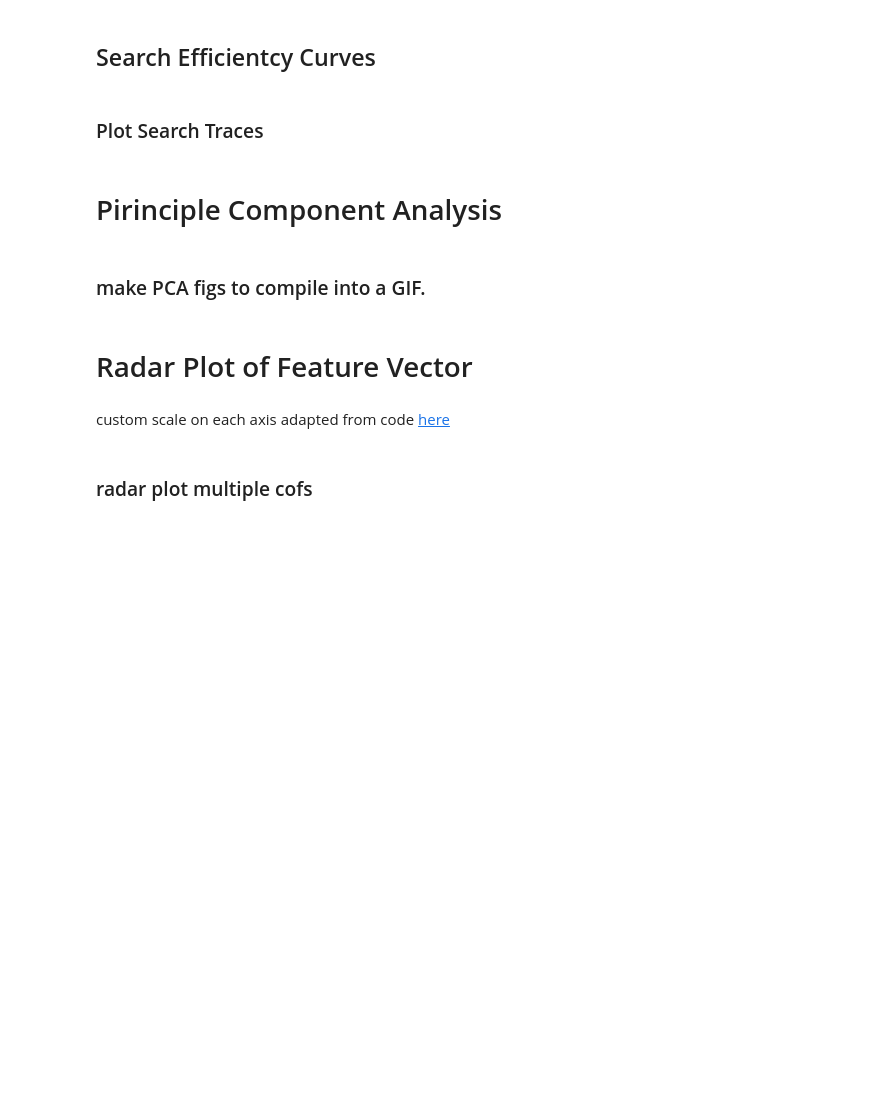
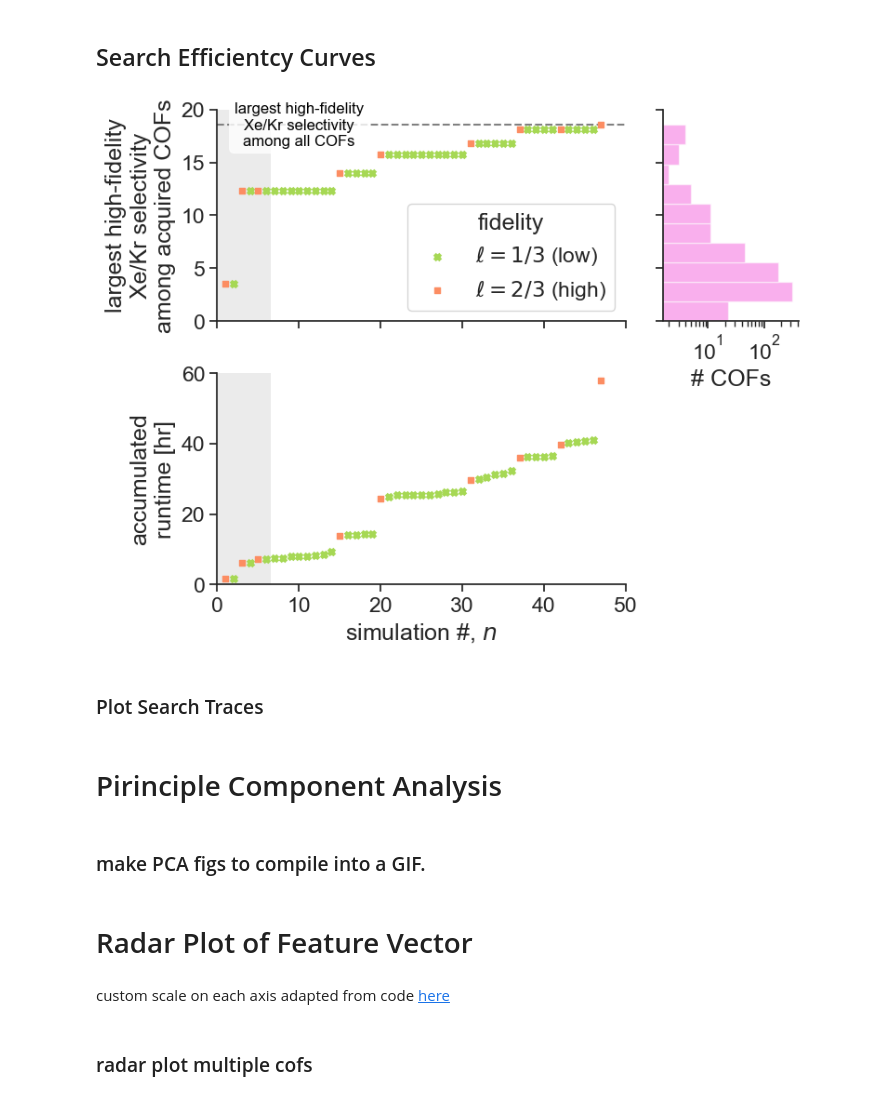
Before and after one commit to SimonEnsemble/multi-fidelity-BO-of-COFs-for-Xe-Kr-seps, a Jupyter notebook: figs/viz.ipynb, the cells around one changed output. Saved outputs shown, nothing was run; the diff lists cells and outputs as text; code cells hidden in the pictures; blank space fills up the shorter version.

```diff
--- a/figs/viz.ipynb
+++ b/figs/viz.ipynb
@@ -337,7 +374,7 @@ ax[0,0].text(10.0, max(y[1]),
 hist_cbar = sns.color_palette("husl", 8)
 ax[0,1].hist(y[1], color=hist_cbar[7], alpha=0.5, orientation='horizontal')
 ax[0,1].sharey(ax[0,0])
-# ax[0,1].set_xscale('log')
+ax[0,1].set_xscale('log')
 ax[0,1].set_xlabel('# COFs')
 plt.setp(ax[0,1].get_yticklabels(), visible=False) # remove yticklabels
 
@@ -357,33 +394,35 @@ ax[1,0].scatter(np.where(_fids[:iter_top_cof_acquired+1] == hf_val)[0],
                 marker=fid_to_marker["high"], ec=fid_to_color["high"], s=ms, zorder=10)
 
 ax[1,0].axvspan(0, iter_start + 0.5, color='C7', alpha=0.25, lw=0)
 
 ax[1,0].set_ylim(ymin=-0, ymax=60)
 ax[1,0].set_xlabel('simulation #, $n$')
 ax[1,0].set_ylabel("accumulated\nruntime [hr]")
 # plt.setp(ax[1,0].get_xticklabels(), visible=False) # remove yticklabels
 
 
 ###
 #  remove extra axis
 ###
 plt.delaxes(ax[1,1])
 
 ###
 #  axis settings
 ###
 # search efficiency
 ax[0,0].set_xlim(xmin=-0, xmax=50)
 ax[0,0].set_ylim(ymin=0, ymax=20)
 ax[0,0].set_ylabel("largest high-fidelity\nXe/Kr selectivity\namong acquired COFs")
     #r'$\max_{\mathbf{x} \in \mathcal{A}}\, y^{(\ell=2/3)}(\mathbf{x})$')
 ax[0,0].legend(title="fidelity", loc=4, ncol=1)
 plt.subplots_adjust(hspace=-12, wspace=0)
 plt.tight_layout()
 sns.despine()
 if save_plots:
     plt.savefig("./MFBO_multipanel.pdf", bbox_inches="tight", format="pdf")
 plt.show()
+# %% [output]
+[figure, added]
 # %%
 fig = plt.figure(figsize=(6, 4))
 # markers = dict({0 : '+', 1: 'x'})
```
Also changed, not shown: parts of 8 cells of this notebook.
